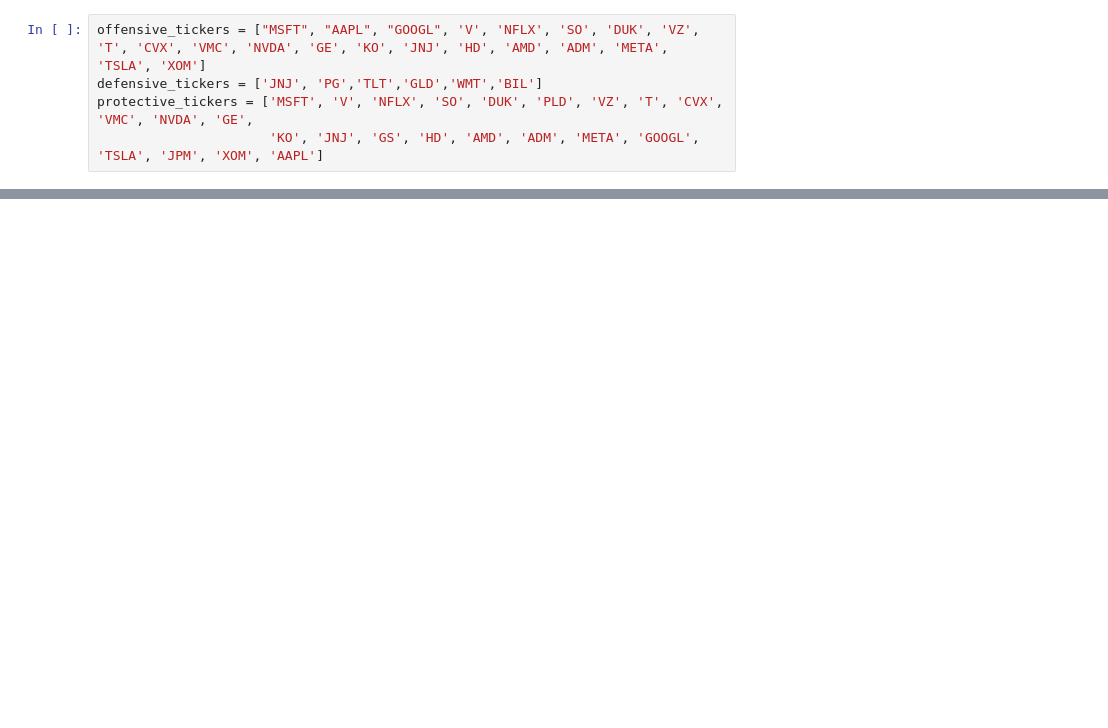
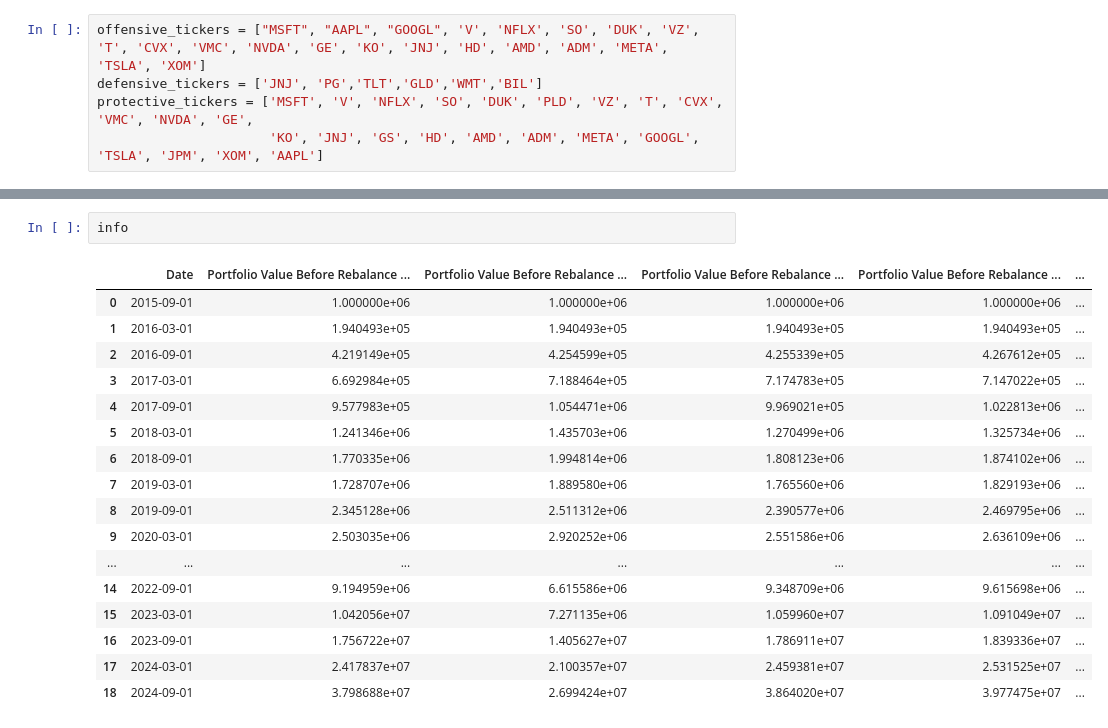
Before and after one commit to Luis1Soto/New_Asset_Allocation, a Jupyter notebook: Sim1.ipynb, the cells around one changed output, grey strips where cells are left out. Drawn from its saved outputs; the diff is of its cells as text; blank space fills up the shorter version.

```diff
--- a/Sim1.ipynb
+++ b/Sim1.ipynb
@@ -94,0 +158,20 @@ chosen_universe
+# %%
+info
+# %% [output]
+|  | Date | Portfolio Value Before Rebalance ... | Portfolio Value Before Rebalance ... | Portfolio Value Before Rebalance ... | Portfolio Value Before Rebalance ... | ... |
+| 0 | 2015-09-01 | 1.000000e+06 | 1.000000e+06 | 1.000000e+06 | 1.000000e+06 | ... |
+| 1 | 2016-03-01 | 1.940493e+05 | 1.940493e+05 | 1.940493e+05 | 1.940493e+05 | ... |
+| 2 | 2016-09-01 | 4.219149e+05 | 4.254599e+05 | 4.255339e+05 | 4.267612e+05 | ... |
+| 3 | 2017-03-01 | 6.692984e+05 | 7.188464e+05 | 7.174783e+05 | 7.147022e+05 | ... |
+| 4 | 2017-09-01 | 9.577983e+05 | 1.054471e+06 | 9.969021e+05 | 1.022813e+06 | ... |
+| 5 | 2018-03-01 | 1.241346e+06 | 1.435703e+06 | 1.270499e+06 | 1.325734e+06 | ... |
+| 6 | 2018-09-01 | 1.770335e+06 | 1.994814e+06 | 1.808123e+06 | 1.874102e+06 | ... |
+| 7 | 2019-03-01 | 1.728707e+06 | 1.889580e+06 | 1.765560e+06 | 1.829193e+06 | ... |
+| 8 | 2019-09-01 | 2.345128e+06 | 2.511312e+06 | 2.390577e+06 | 2.469795e+06 | ... |
+| 9 | 2020-03-01 | 2.503035e+06 | 2.920252e+06 | 2.551586e+06 | 2.636109e+06 | ... |
+| ... | ... | ... | ... | ... | ... | ... |
+| 14 | 2022-09-01 | 9.194959e+06 | 6.615586e+06 | 9.348709e+06 | 9.615698e+06 | ... |
+| 15 | 2023-03-01 | 1.042056e+07 | 7.271135e+06 | 1.059960e+07 | 1.091049e+07 | ... |
+| 16 | 2023-09-01 | 1.756722e+07 | 1.405627e+07 | 1.786911e+07 | 1.839336e+07 | ... |
+| 17 | 2024-03-01 | 2.417837e+07 | 2.100357e+07 | 2.459381e+07 | 2.531525e+07 | ... |
+| 18 | 2024-09-01 | 3.798688e+07 | 2.699424e+07 | 3.864020e+07 | 3.977475e+07 | ... |
```
Also changed, not shown: parts of 15 cells of this notebook, 4 other files.
